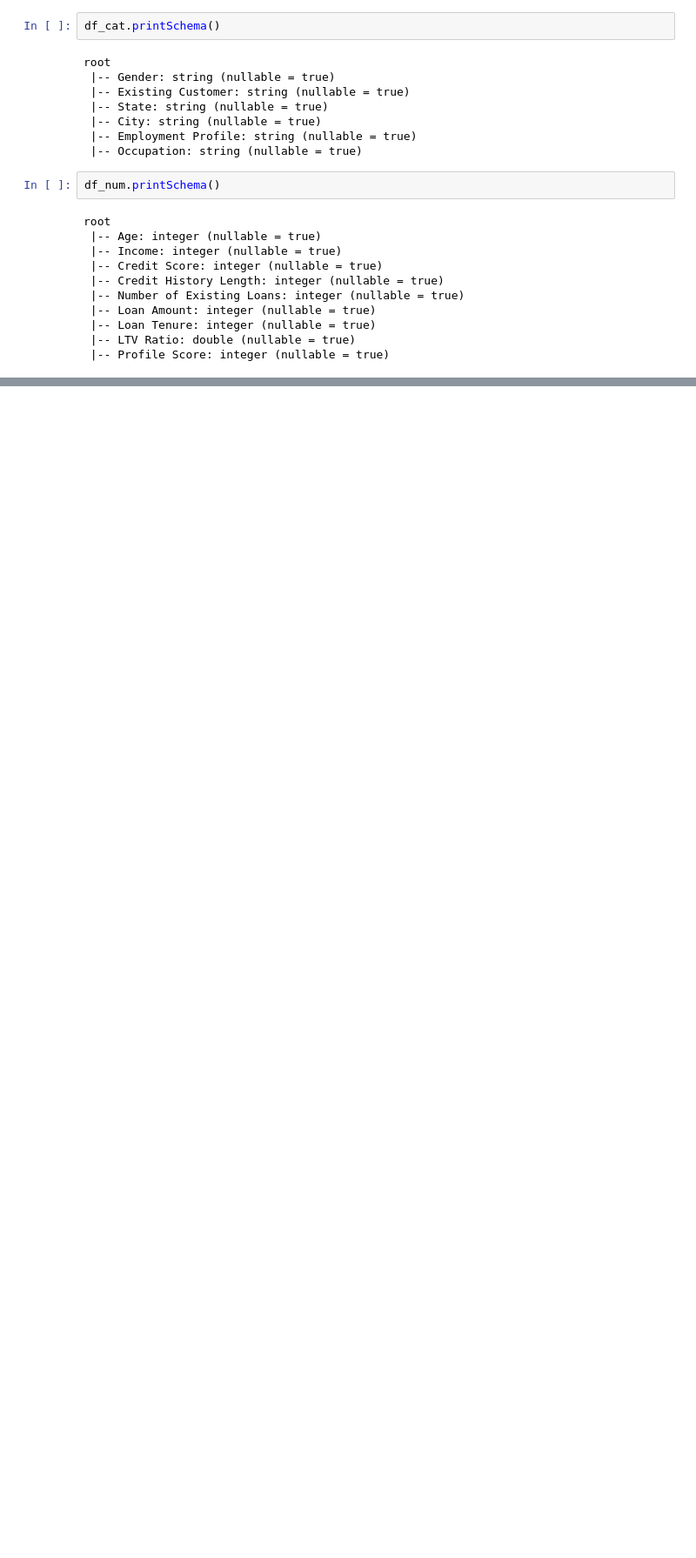
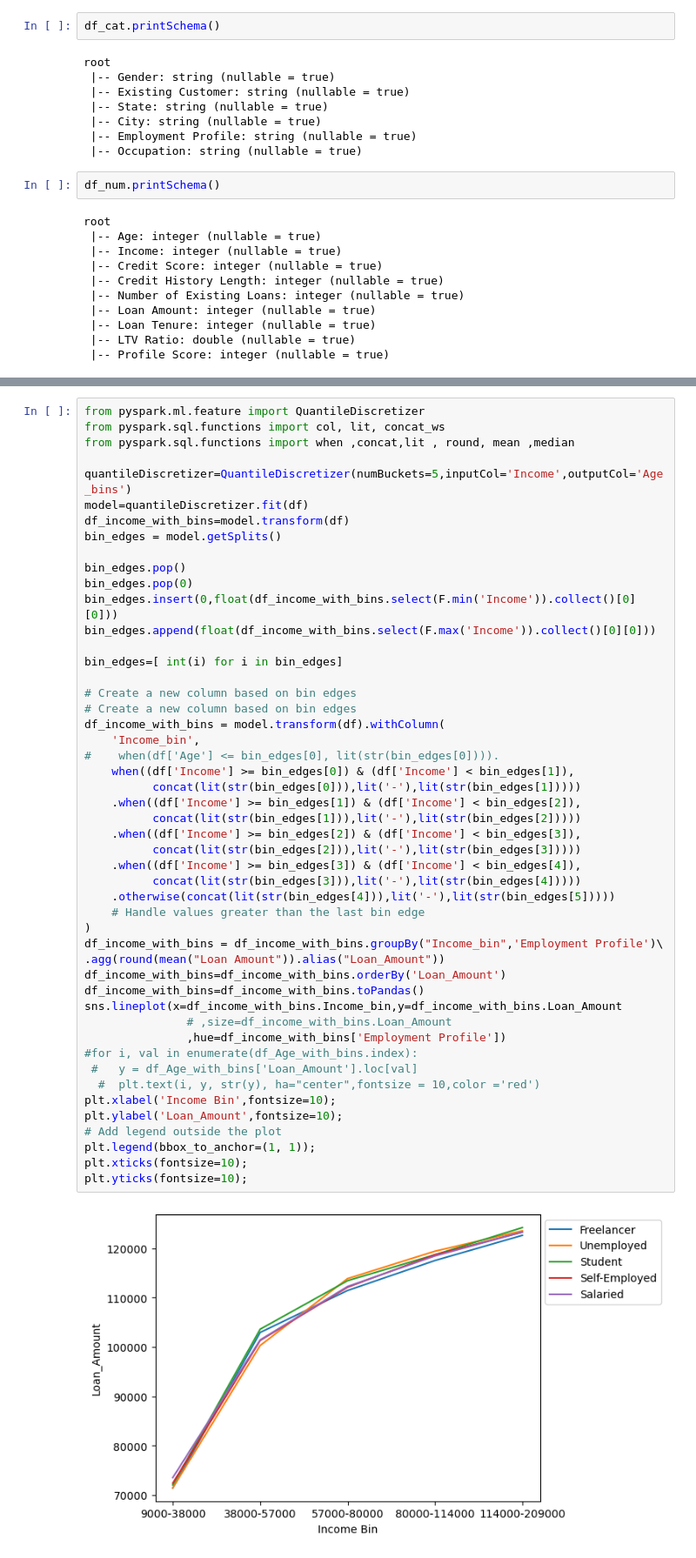
Before and after one commit to NithinKumarKR/Loan-Default-Prediction, a Jupyter notebook: Untitled.ipynb, the cells around one changed output, grey strips where cells are left out. Shown at 87% size. Drawn from its saved outputs; the diff is of its cells as text; blank space fills up the shorter version.

```diff
--- a/Untitled.ipynb
+++ b/Untitled.ipynb
@@ -418,0 +504,51 @@ root
+# %%
+from pyspark.ml.feature import QuantileDiscretizer
+from pyspark.sql.functions import col, lit, concat_ws
+from pyspark.sql.functions import when ,concat,lit , round, mean ,median
+
+quantileDiscretizer=QuantileDiscretizer(numBuckets=5,inputCol='Income',outputCol='Age_bins')
+model=quantileDiscretizer.fit(df)
+df_income_with_bins=model.transform(df)
+bin_edges = model.getSplits()
+
+bin_edges.pop()
+bin_edges.pop(0)
+bin_edges.insert(0,float(df_income_with_bins.select(F.min('Income')).collect()[0][0]))
+bin_edges.append(float(df_income_with_bins.select(F.max('Income')).collect()[0][0]))
+
+bin_edges=[ int(i) for i in bin_edges]
+
+# Create a new column based on bin edges
+# Create a new column based on bin edges
+df_income_with_bins = model.transform(df).withColumn(
+    'Income_bin',
+#    when(df['Age'] <= bin_edges[0], lit(str(bin_edges[0]))).
+    when((df['Income'] >= bin_edges[0]) & (df['Income'] < bin_edges[1]),
+          concat(lit(str(bin_edges[0])),lit('-'),lit(str(bin_edges[1]))))
+    .when((df['Income'] >= bin_edges[1]) & (df['Income'] < bin_edges[2]),
+          concat(lit(str(bin_edges[1])),lit('-'),lit(str(bin_edges[2]))))
+    .when((df['Income'] >= bin_edges[2]) & (df['Income'] < bin_edges[3]),
+          concat(lit(str(bin_edges[2])),lit('-'),lit(str(bin_edges[3]))))
+    .when((df['Income'] >= bin_edges[3]) & (df['Income'] < bin_edges[4]),
+          concat(lit(str(bin_edges[3])),lit('-'),lit(str(bin_edges[4]))))
+    .otherwise(concat(lit(str(bin_edges[4])),lit('-'),lit(str(bin_edges[5]))))
+    # Handle values greater than the last bin edge
+)
+df_income_with_bins = df_income_with_bins.groupBy("Income_bin",'Employment Profile')\
+.agg(round(mean("Loan Amount")).alias("Loan_Amount"))
+df_income_with_bins=df_income_with_bins.orderBy('Loan_Amount')
+df_income_with_bins=df_income_with_bins.toPandas()
+sns.lineplot(x=df_income_with_bins.Income_bin,y=df_income_with_bins.Loan_Amount
+               # ,size=df_income_with_bins.Loan_Amount
+               ,hue=df_income_with_bins['Employment Profile'])
+#for i, val in enumerate(df_Age_with_bins.index):
+ #   y = df_Age_with_bins['Loan_Amount'].loc[val]
+  #  plt.text(i, y, str(y), ha="center",fontsize = 10,color ='red')
+plt.xlabel('Income Bin',fontsize=10);
+plt.ylabel('Loan_Amount',fontsize=10);
+# Add legend outside the plot
+plt.legend(bbox_to_anchor=(1, 1));
+plt.xticks(fontsize=10);
+plt.yticks(fontsize=10);
+# %% [output]
+[figure, added]
```
Also changed, not shown: parts of 22 cells of this notebook.
